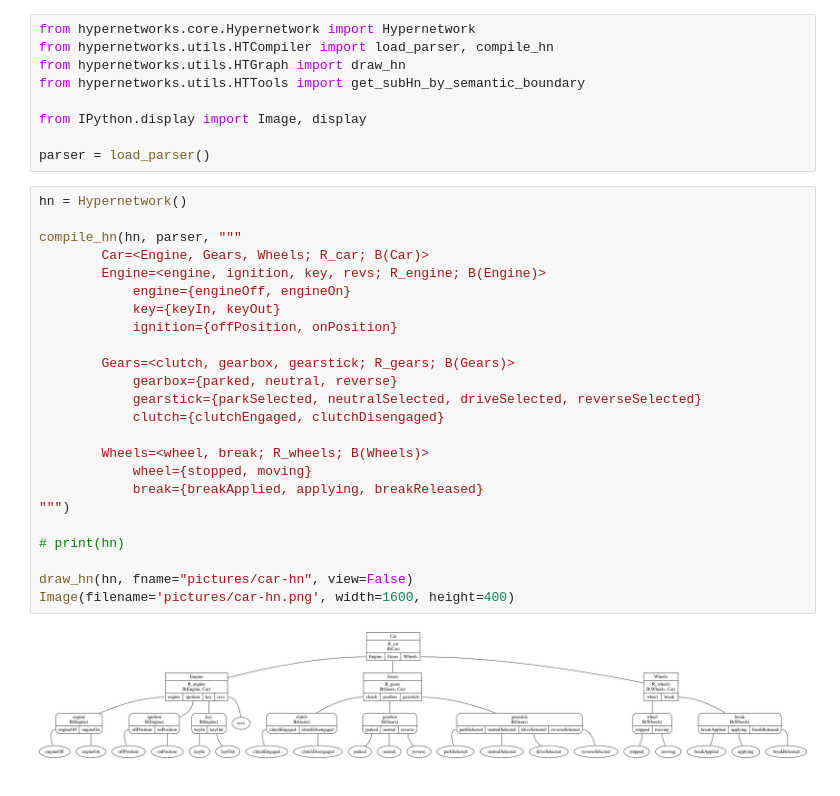
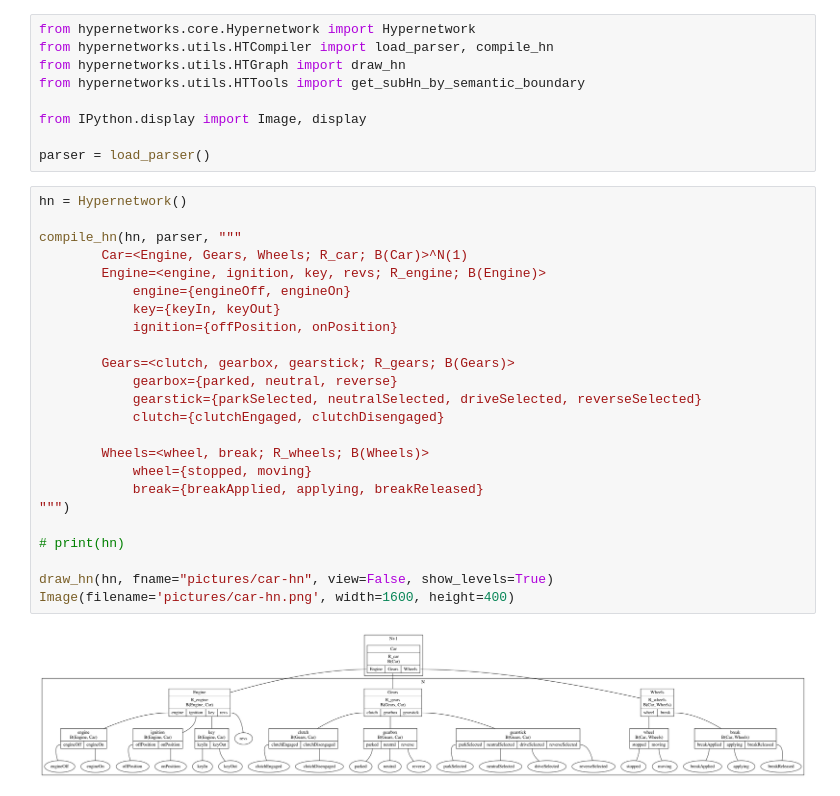
Before and after one commit to rdchar/Hora, a Jupyter notebook: examples/Car.ipynb, the cells around one changed output. Cells and saved outputs as stored; diff of their text form.

Commit message:
Fixed show_levels

```diff
--- a/examples/Car.ipynb
+++ b/examples/Car.ipynb
@@ -10,26 +10,26 @@ parser = load_parser()
 # %%
 hn = Hypernetwork()
 
 compile_hn(hn, parser, """
-        Car=<Engine, Gears, Wheels; R_car; B(Car)>
+        Car=<Engine, Gears, Wheels; R_car; B(Car)>^N(1)
         Engine=<engine, ignition, key, revs; R_engine; B(Engine)>
             engine={engineOff, engineOn}
             key={keyIn, keyOut}
             ignition={offPosition, onPosition}
 
         Gears=<clutch, gearbox, gearstick; R_gears; B(Gears)>
             gearbox={parked, neutral, reverse}
             gearstick={parkSelected, neutralSelected, driveSelected, reverseSelected}
             clutch={clutchEngaged, clutchDisengaged}
 
         Wheels=<wheel, break; R_wheels; B(Wheels)>
             wheel={stopped, moving}
             break={breakApplied, applying, breakReleased}
 """)
 
 # print(hn)
 
-draw_hn(hn, fname="pictures/car-hn", view=False)
+draw_hn(hn, fname="pictures/car-hn", view=False, show_levels=True)
 Image(filename='pictures/car-hn.png', width=1600, height=400)
 # %% [output]
-[figure, old version]
+[figure, new version]
```
Also changed, not shown: 4 other files.
